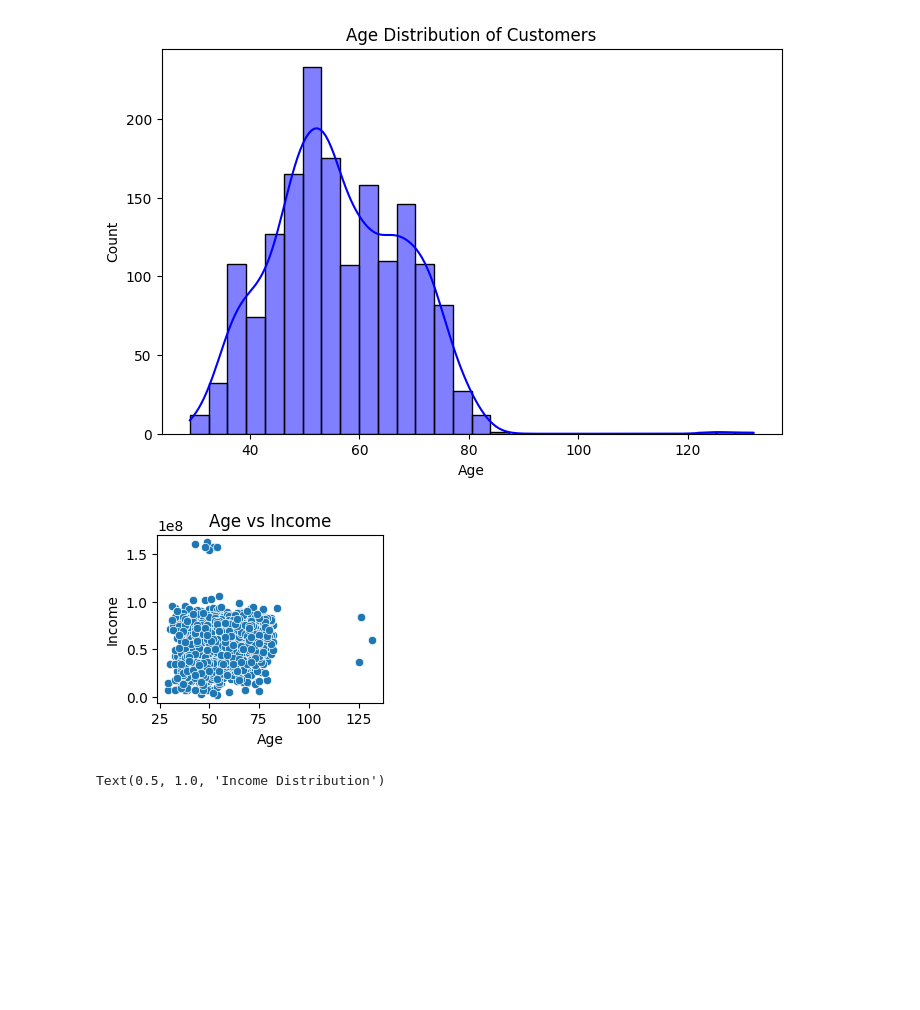
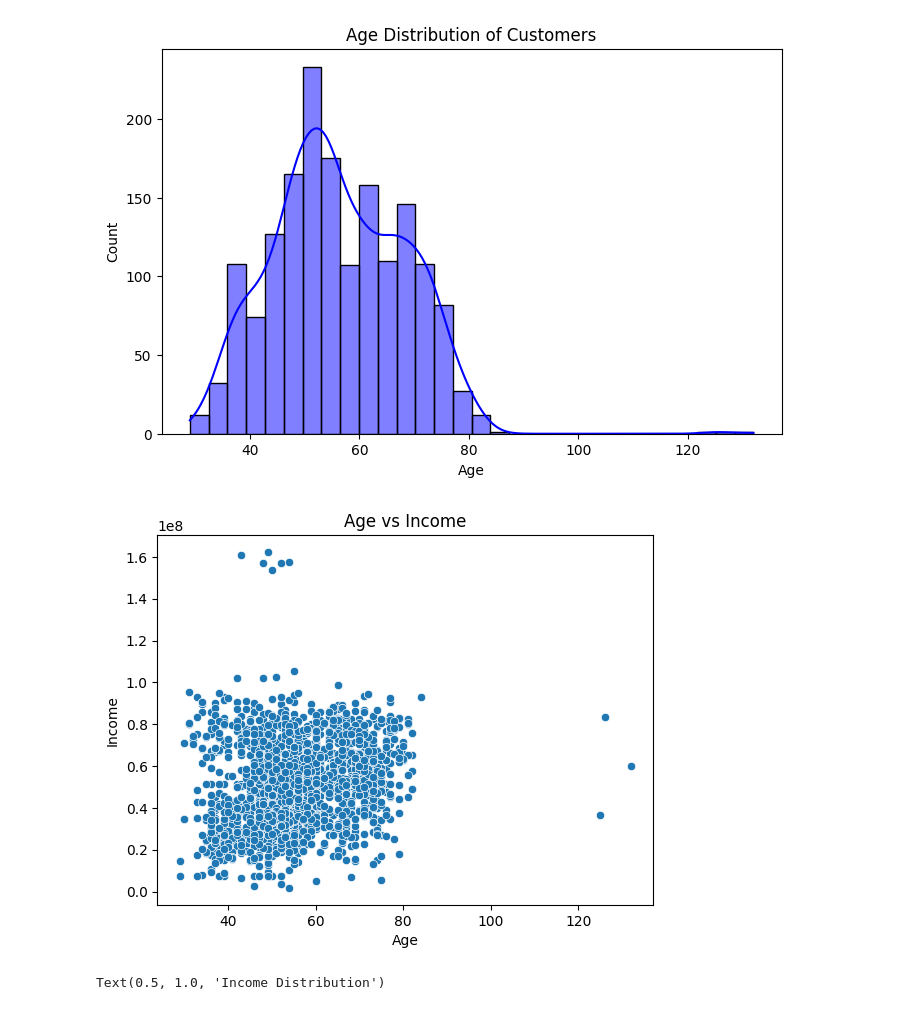
Before and after one commit to gowthamav007/sample-customer-analysis, a Jupyter notebook: Customer_Analysis.ipynb, the cells around one changed output. Drawn from its saved outputs; the diff is of its cells as text; code cells hidden in the pictures; blank space fills up the shorter version.

```diff
--- a/Customer_Analysis.ipynb
+++ b/Customer_Analysis.ipynb
@@ -345,12 +345,11 @@ plt.show()
 # %% [output]
 [figure]
 # %%
-plt.subplot(2,2,3)
 sns.scatterplot(df, x='Age', y='Income')
 plt.title('Age vs Income')
 plt.show()
 # %% [output]
-[figure, old version]
+[figure, new version]
 # %%
 sns.histplot(df['Income'],bins=30, kde=True, color='blue')
 plt.title('Income Distribution')
```
Also changed, not shown: parts of 32 cells of this notebook.
